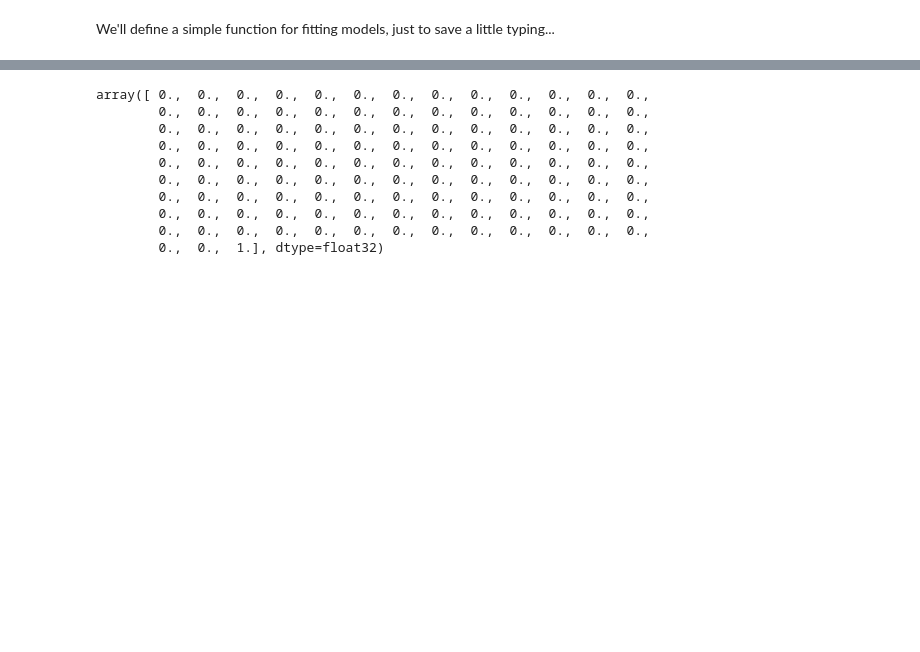
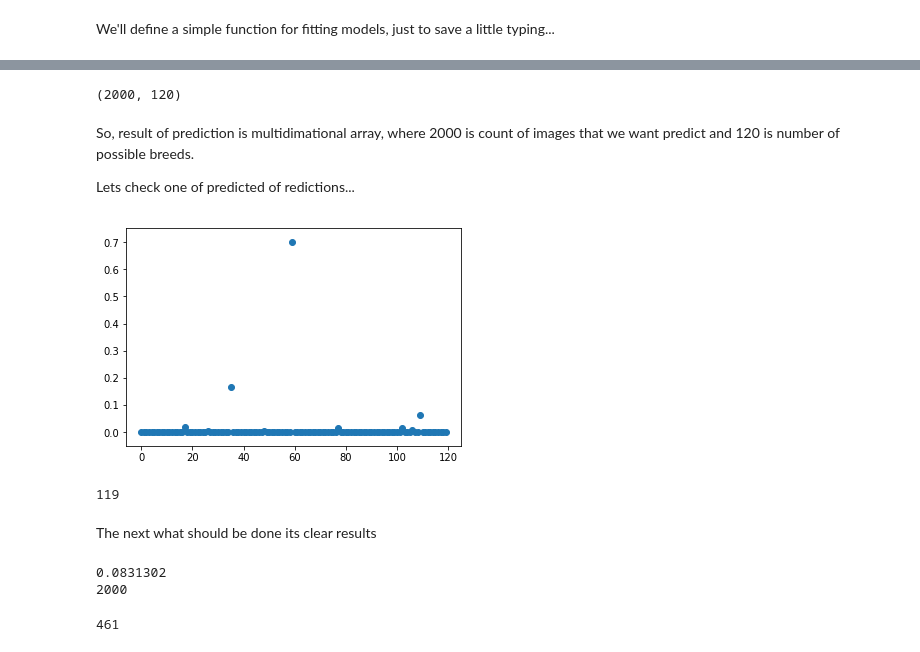
Before and after one commit to Denyskach/ml-models, a Jupyter notebook: kaggle/dog-breed-identification/notebook.ipynb, the cells around one changed output, grey strips where cells are left out. Drawn from its saved outputs; the diff is of its cells as text; code cells hidden in the pictures; blank space fills up the shorter version.

Commit message:
dog breed: new models

```diff
--- a/kaggle/dog-breed-identification/notebook.ipynb
+++ b/kaggle/dog-breed-identification/notebook.ipynb
@@ -240,0 +311,4 @@ Epoch 1/2
+# %%
+model.optimizer.lr = 0.00000000000001
+# %%
+fit_model(model, batches, val_batches, nb_epoch=30)
@@ -242,0 +323,2 @@ model.save_weights(model_path + "vgg16_2epoch.weights")
+# %%
+model.load_weights(model_path + "vgg16_finetune_5epoch.weights")
@@ -243,2 +327,2 @@ model.save_weights(model_path + "vgg16_2epoch.weights")
 # %%
-probs = model.predict_generator(val_batches, steps=val_batches.n / batch_size)
+raw_valid_probs = model.predict_generator(val_batches, steps=val_batches.n / batch_size)
@@ -248,13 +329,23 @@ def plots_idx(idx, titles=None):
-# %%
-probs[9]
-# %% [output]
-array([ 0.,  0.,  0.,  0.,  0.,  0.,  0.,  0.,  0.,  0.,  0.,  0.,  0.,
-        0.,  0.,  0.,  0.,  0.,  0.,  0.,  0.,  0.,  0.,  0.,  0.,  0.,
-        0.,  0.,  0.,  0.,  0.,  0.,  0.,  0.,  0.,  0.,  0.,  0.,  0.,
-        0.,  0.,  0.,  0.,  0.,  0.,  0.,  0.,  0.,  0.,  0.,  0.,  0.,
-        0.,  0.,  0.,  0.,  0.,  0.,  0.,  0.,  0.,  0.,  0.,  0.,  0.,
-        0.,  0.,  0.,  0.,  0.,  0.,  0.,  0.,  0.,  0.,  0.,  0.,  0.,
-        0.,  0.,  0.,  0.,  0.,  0.,  0.,  0.,  0.,  0.,  0.,  0.,  0.,
-        0.,  0.,  0.,  0.,  0.,  0.,  0.,  0.,  0.,  0.,  0.,  0.,  0.,
-        0.,  0.,  0.,  0.,  0.,  0.,  0.,  0.,  0.,  0.,  0.,  0.,  0.,
-        0.,  0.,  1.], dtype=float32)
+# %%
+raw_valid_probs.shape
+# %% [output]
+(2000, 120)
+# %% [markdown]
+So, result of prediction is multidimational array, where 2000 is count of images that we want predict and 120 is number of possible breeds.
+
+Lets check one of predicted of redictions...
+# %%
+from matplotlib import pyplot as plt
+import numpy as np
+import matplotlib
+
+plt.scatter(range(120), raw_valid_probs[5])
+plt.show()
+# %% [output]
+[figure, added]
+# %%
+len(np.where(np.array(raw_valid_probs[5]) < 0.2)[0])
+# %% [output]
+119
+# %% [markdown]
+The next what should be done its clear results
@@ -260,0 +358,10 @@ array([ 0.,  0.,  0.,  0.,  0.,  0.,  0.,  0.,  0.,  0.,  0.,  0.,  0.,
+# %%
+max_probs = get_max_prob_per_item(raw_valid_probs)
+
+print np.amin(max_probs)
+print len(raw_valid_probs)
+len(np.where(np.array(max_probs) < 0.5)[0])
+# %% [output]
+0.0831302
+2000
+461
```
Also changed, not shown: parts of 69 cells of this notebook, 6 other files.
